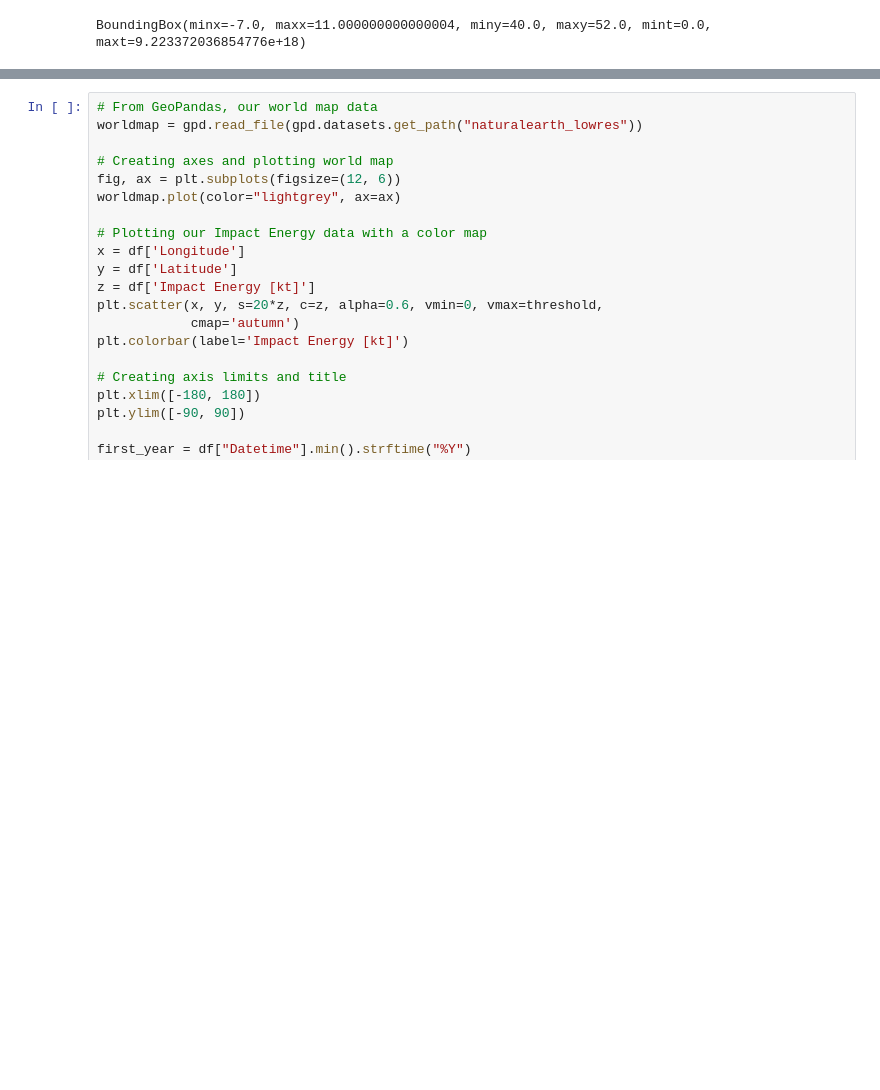
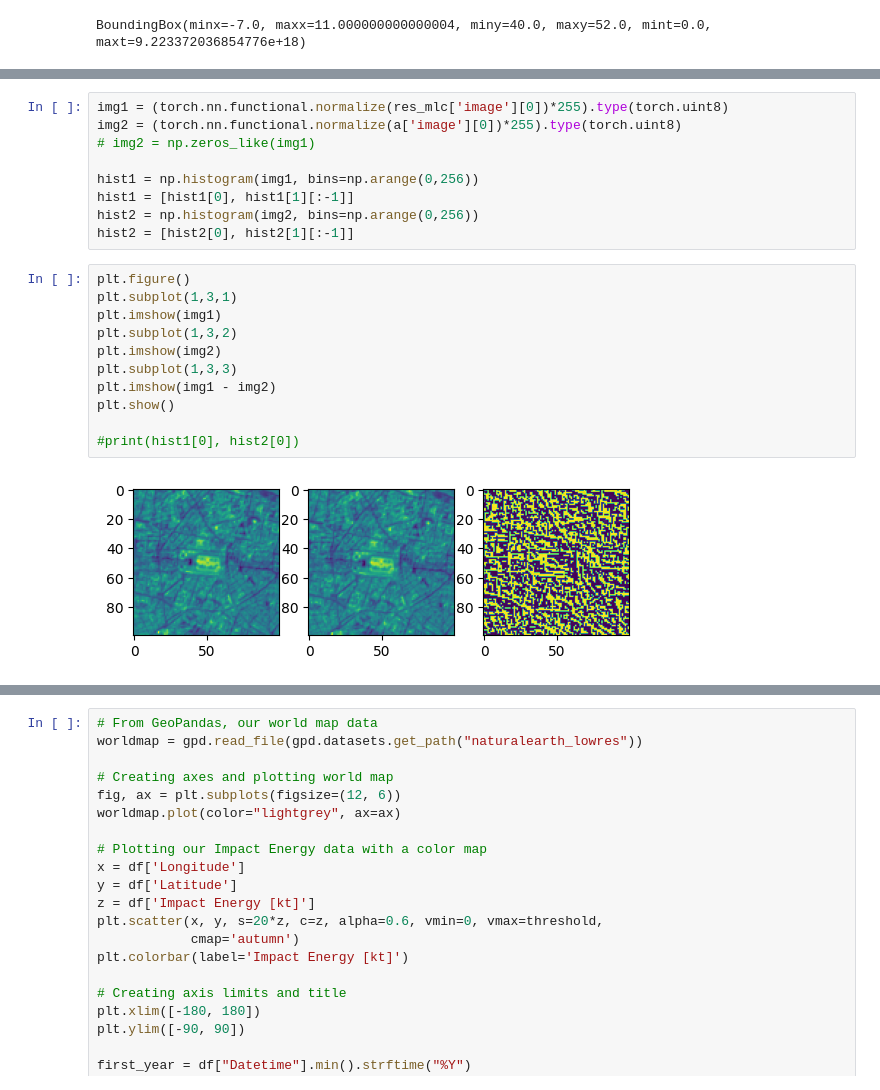
Before and after one commit to plantnet/malpolon, a Jupyter notebook: malpolon/data/torchgeo/sandbox.ipynb, the cells around one changed output, grey strips where cells are left out. Drawn from its saved outputs; the diff is of its cells as text; blank space fills up the shorter version.

```diff
--- a/malpolon/data/torchgeo/sandbox.ipynb
+++ b/malpolon/data/torchgeo/sandbox.ipynb
@@ -766,0 +784,22 @@ plt.show()
+# %%
+img1 = (torch.nn.functional.normalize(res_mlc['image'][0])*255).type(torch.uint8)
+img2 = (torch.nn.functional.normalize(a['image'][0])*255).type(torch.uint8)
+# img2 = np.zeros_like(img1)
+
+hist1 = np.histogram(img1, bins=np.arange(0,256))
+hist1 = [hist1[0], hist1[1][:-1]]
+hist2 = np.histogram(img2, bins=np.arange(0,256))
+hist2 = [hist2[0], hist2[1][:-1]]
+# %%
+plt.figure()
+plt.subplot(1,3,1)
+plt.imshow(img1)
+plt.subplot(1,3,2)
+plt.imshow(img2)
+plt.subplot(1,3,3)
+plt.imshow(img1 - img2)
+plt.show()
+
+#print(hist1[0], hist2[0])
+# %% [output]
+[figure, added]
```
Also changed, not shown: parts of 8 cells of this notebook, 3 other files.
